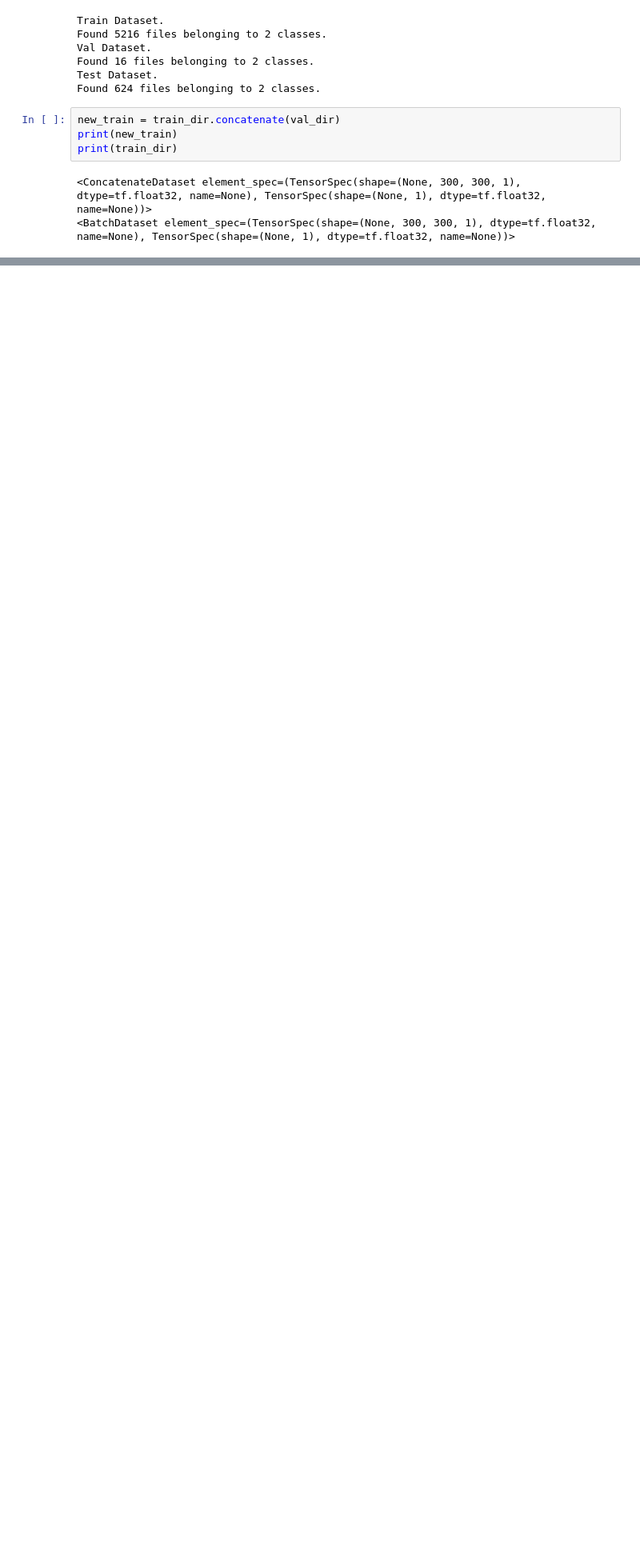
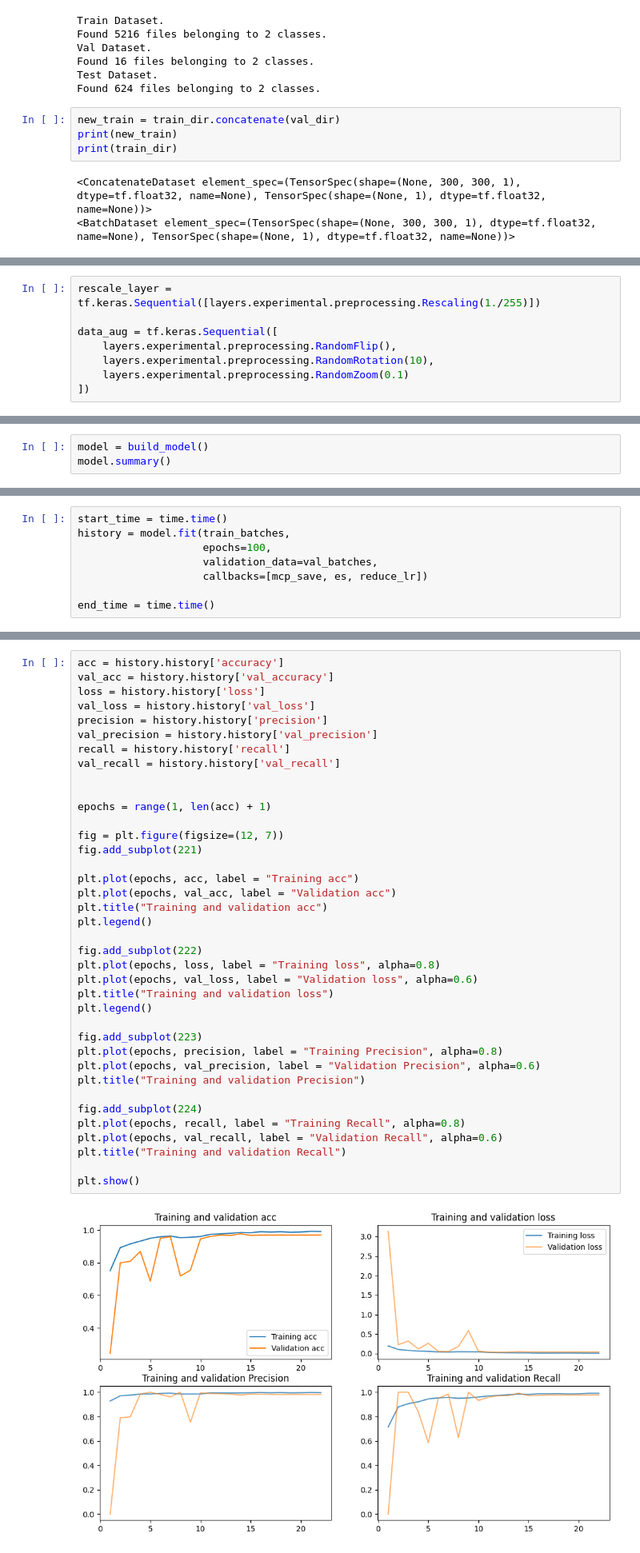
Before and after one commit to ptallaks/pneumonia-xray, a Jupyter notebook: pneumonia-pt.ipynb, the cells around one changed output, grey strips where cells are left out. Shown at 80% size. Cells and saved outputs as stored; diff of their text form; blank space fills up the shorter version.

Commit message:
Model 3 run 1 complete

```diff
--- a/pneumonia-pt.ipynb
+++ b/pneumonia-pt.ipynb
@@ -635,0 +661,8 @@ val_size = int(.2 * 83)
+# %%
+rescale_layer = tf.keras.Sequential([layers.experimental.preprocessing.Rescaling(1./255)])
+
+data_aug = tf.keras.Sequential([
+    layers.experimental.preprocessing.RandomFlip(),
+    layers.experimental.preprocessing.RandomRotation(10),
+    layers.experimental.preprocessing.RandomZoom(0.1)
+])
@@ -635,0 +767,3 @@ val_size = int(.2 * 83)
+# %%
+model = build_model()
+model.summary()
@@ -635,0 +808,8 @@ val_size = int(.2 * 83)
+# %%
+start_time = time.time()
+history = model.fit(train_batches,
+                    epochs=100,
+                    validation_data=val_batches,
+                    callbacks=[mcp_save, es, reduce_lr])
+
+end_time = time.time()
@@ -635,0 +856,40 @@ val_size = int(.2 * 83)
+# %%
+acc = history.history['accuracy']
+val_acc = history.history['val_accuracy']
+loss = history.history['loss']
+val_loss = history.history['val_loss']
+precision = history.history['precision']
+val_precision = history.history['val_precision']
+recall = history.history['recall']
+val_recall = history.history['val_recall']
+
+
+epochs = range(1, len(acc) + 1)
+
+fig = plt.figure(figsize=(12, 7))
+fig.add_subplot(221)
+
+plt.plot(epochs, acc, label = "Training acc")
+plt.plot(epochs, val_acc, label = "Validation acc")
+plt.title("Training and validation acc")
+plt.legend()
+
+fig.add_subplot(222)
+plt.plot(epochs, loss, label = "Training loss", alpha=0.8)
+plt.plot(epochs, val_loss, label = "Validation loss", alpha=0.6)
+plt.title("Training and validation loss")
+plt.legend()
+
+fig.add_subplot(223)
+plt.plot(epochs, precision, label = "Training Precision", alpha=0.8)
+plt.plot(epochs, val_precision, label = "Validation Precision", alpha=0.6)
+plt.title("Training and validation Precision")
+
+fig.add_subplot(224)
+plt.plot(epochs, recall, label = "Training Recall", alpha=0.8)
+plt.plot(epochs, val_recall, label = "Validation Recall", alpha=0.6)
+plt.title("Training and validation Recall")
+
+plt.show()
+# %% [output]
+[figure, added]
```
Also changed, not shown: parts of 12 cells of this notebook.
